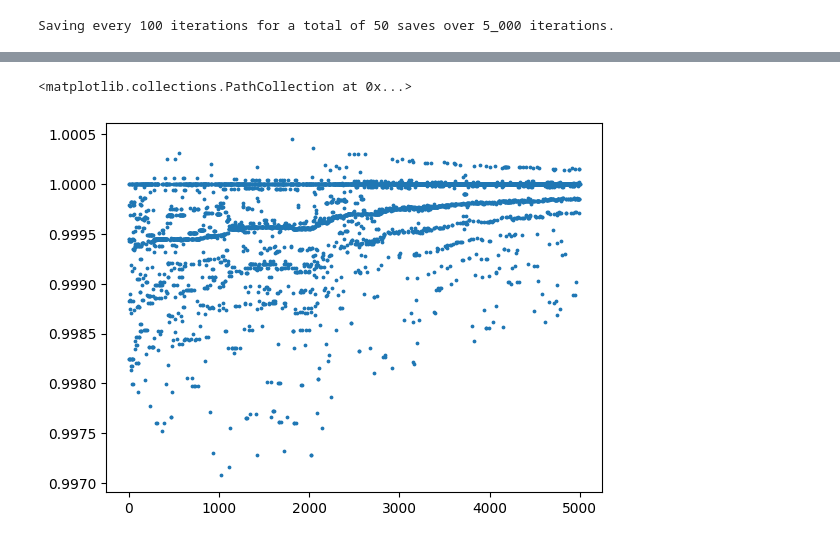
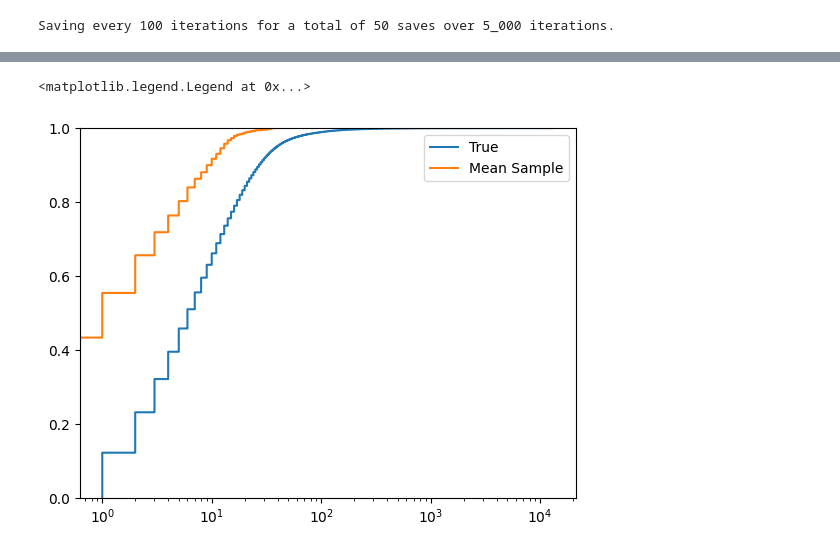
Before and after one commit to hja03/Graph-Sampling, a Jupyter notebook: main.ipynb, the cells around one changed output, grey strips where cells are left out. Cells and saved outputs as stored; diff of their text form; code cells hidden in the pictures.

```diff
--- a/main.ipynb
+++ b/main.ipynb
@@ -45,7 +45,7 @@ num_iters = 5_000
 
 print(f'Saving every {logger.save_interval:_} iterations for a total of {num_iters // logger.save_interval} saves over {num_iters:_} iterations.')
 
-exponent = 99
+exponent = 80
 # %% [output]
 Saving every 100 iterations for a total of 50 saves over 5_000 iterations.
 # %%
@@ -97,5 +94,15 @@ Acceptance Ratio: 45.66%
-# %%
-plt.scatter(np.arange(logger.iterations), np.array(logger.ratios) ** (1/exponent), s=3)
-# %% [output]
-<matplotlib.collections.PathCollection at 0x...>
-[figure, removed]
+# %%
+plt.ecdf(subgraph.full_graph_degree_sequence, label='True')
+
+degrees = [list(dict(graph.subgraph(nodes).degree()).values()) for nodes in logger.saved_subgraphs]
+all_degrees = []
+for d in degrees:
+    all_degrees += d
+
+plt.ecdf(all_degrees, label='Mean Sample')
+
+plt.xscale('log')
+plt.legend()
+# %% [output]
+<matplotlib.legend.Legend at 0x...>
+[figure, added]
```
Also changed, not shown: parts of 6 cells of this notebook, 3 other files.
